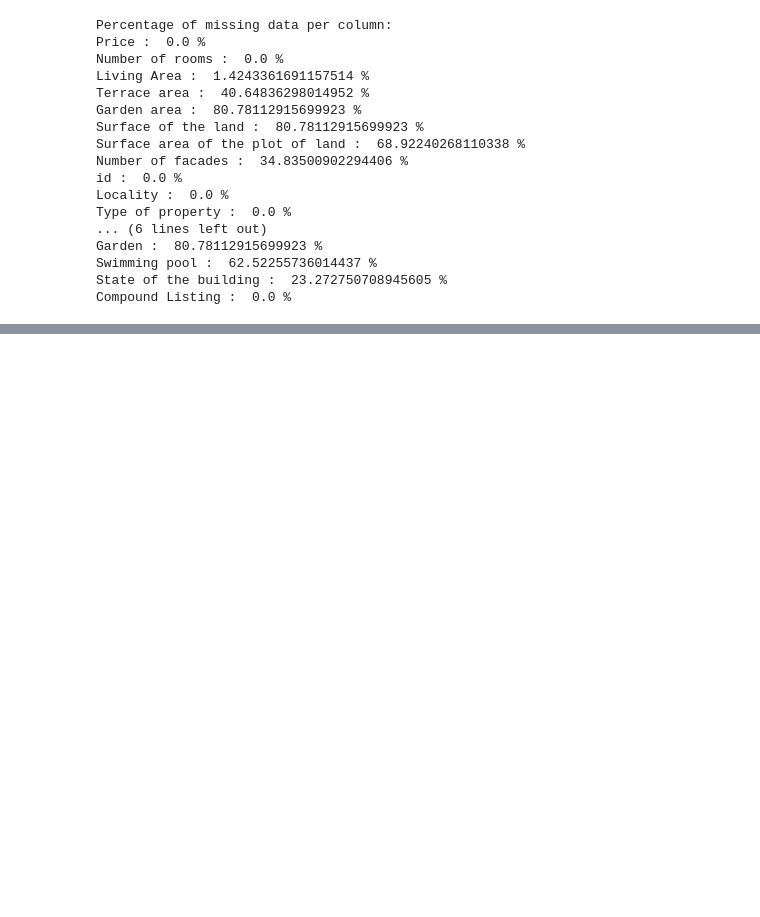
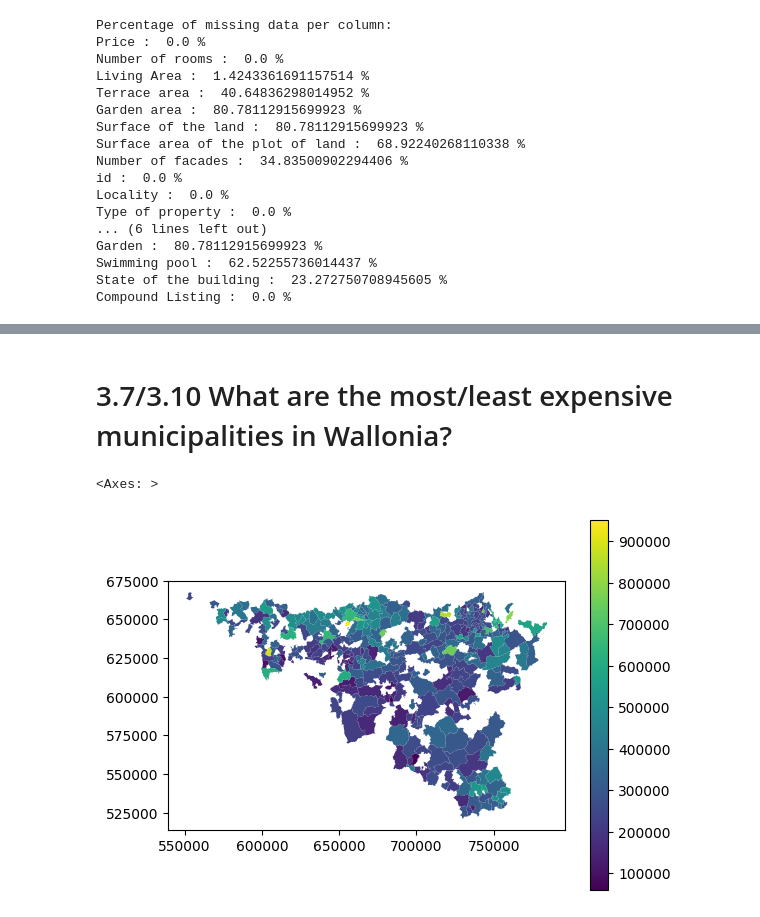
Before and after one commit to kvnpotter/ImmoData-EDA, a Jupyter notebook: analysis_maxim.ipynb, the cells around one changed output, grey strips where cells are left out. Drawn from its saved outputs; the diff is of its cells as text; code cells hidden in the pictures; blank space fills up the shorter version.

```diff
--- a/analysis_maxim.ipynb
+++ b/analysis_maxim.ipynb
@@ -229,0 +203,13 @@ ax.hist(price_averages_top100, bins=20)
+# %% [markdown]
+# 3.7/3.10 What are the most/least expensive municipalities in Wallonia?
+# %%
+locality_codes_wallonia = [code for code in range(7000, 8000)] + [code for code in range(6000, 7000)]\
+                        + [code for code in range(4000, 5000)] + [code for code in range(5000, 6000)]\
+                        + [code for code in range(1300, 1500)]
+
+avg_prices_wallonia = localities[localities['Locality'].isin(locality_codes_wallonia)]
+avg_prices_wallonia = avg_prices_wallonia.merge(avg_locality_price_df, on='Locality', how='left')
+avg_prices_wallonia.plot('AveragePrice', legend=True)
+# %% [output]
+<Axes: >
+[figure, added]
```
Also changed, not shown: parts of 14 cells of this notebook.
